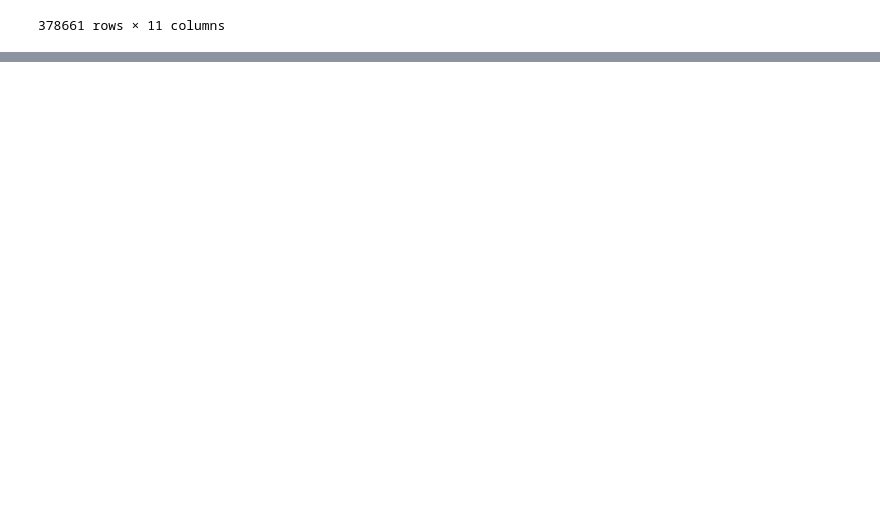
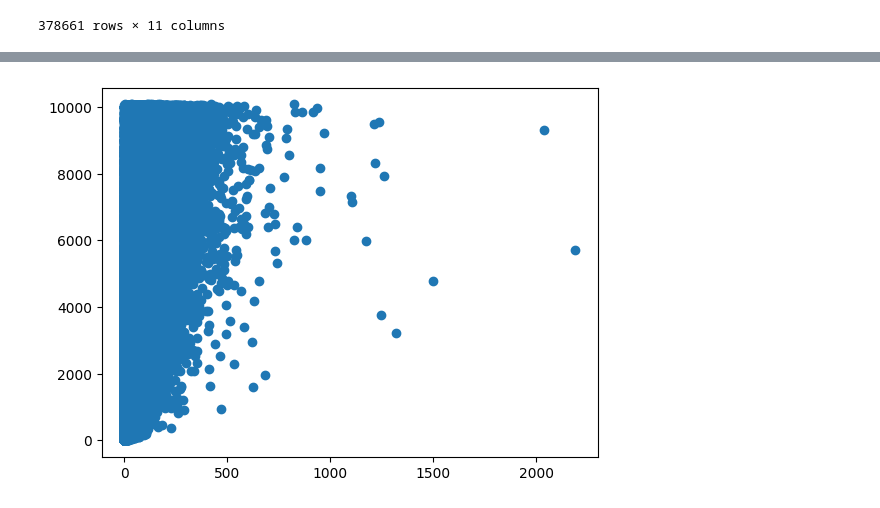
Before and after one commit to Steven-176/crowdfunding_ML, a Jupyter notebook: crowdfunding.ipynb, the cells around one changed output, grey strips where cells are left out. Saved outputs shown, nothing was run; the diff lists cells and outputs as text; code cells hidden in the pictures; blank space fills up the shorter version.

```diff
--- a/crowdfunding.ipynb
+++ b/crowdfunding.ipynb
@@ -49,0 +88,18 @@ clean_crowdfunding_2018
+# %%
+# Calcul de Q1, Q3, et de l'IQR pour la variable 'pledged'
+Q1 = clean_crowdfunding_2018['usd_pledged_real'].quantile(0.25)
+Q3 = clean_crowdfunding_2018['usd_pledged_real'].quantile(0.75)
+IQR = Q3 - Q1
+
+# Définition des bornes pour les valeurs aberrantes
+lower_bound = Q1 - 1.5 * IQR
+upper_bound = Q3 + 1.5 * IQR
+
+# Filtrage des valeurs aberrantes
+clean_crowdfunding_2018_filtered = clean_crowdfunding_2018[(clean_crowdfunding_2018['usd_pledged_real'] >= lower_bound) & (clean_crowdfunding_2018['usd_pledged_real'] <= upper_bound)]
+
+# Affichage des résultats
+plt.scatter(clean_crowdfunding_2018_filtered['backers'], clean_crowdfunding_2018_filtered['usd_pledged_real'])
+plt.show()
+# %% [output]
+[figure, added]
```
Also changed, not shown: parts of 3 cells of this notebook.
